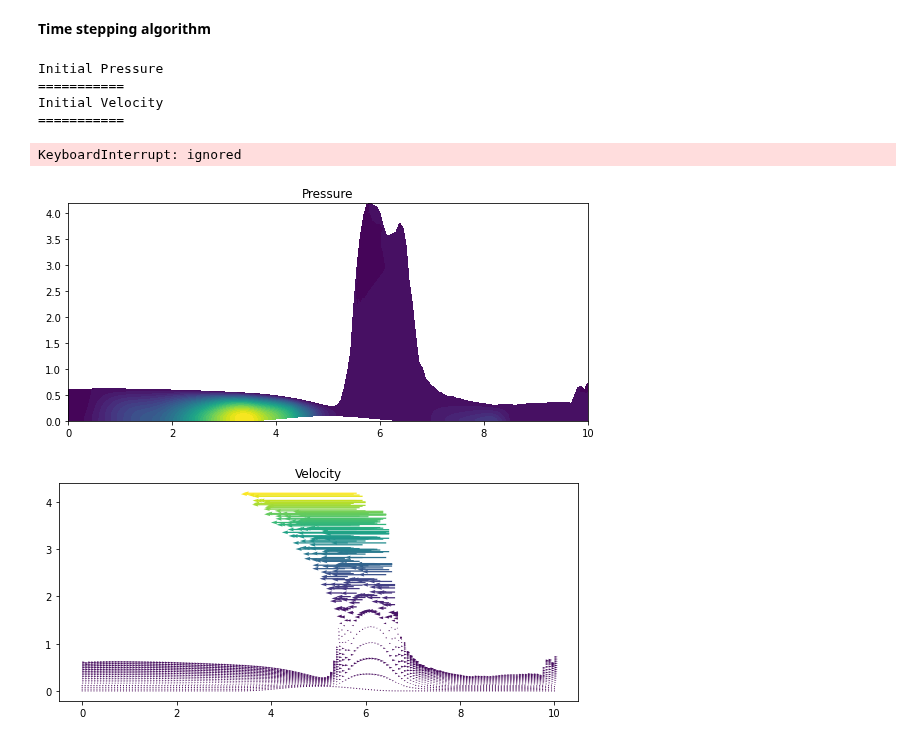
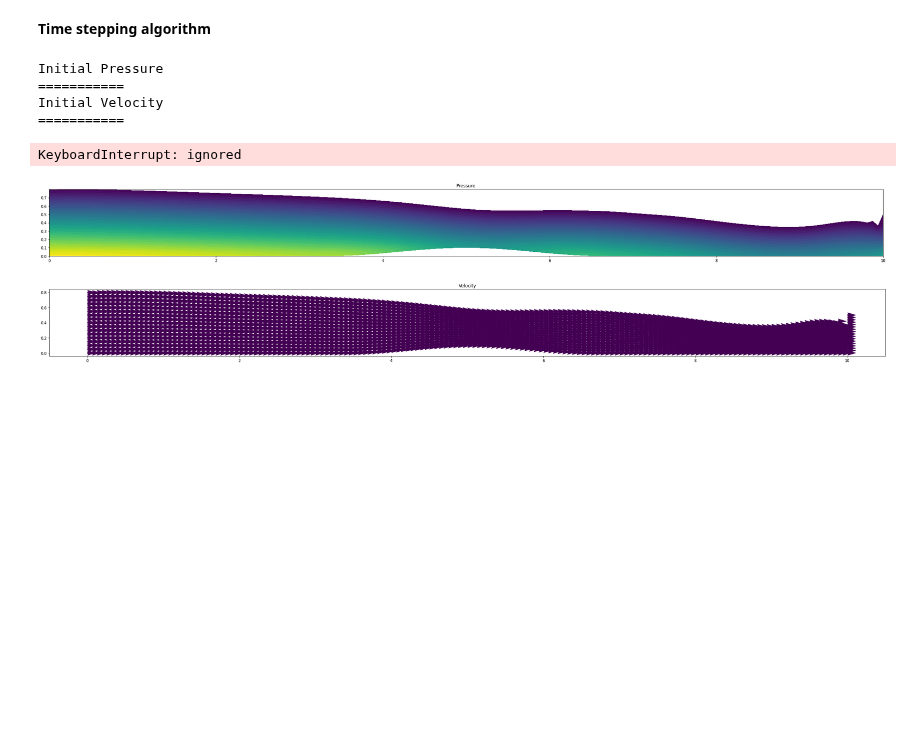
Before and after one commit to notanumber-sys/dd2365-project, a Jupyter notebook: project.ipynb, the cells around one changed output. Saved outputs shown, nothing was run; the diff lists cells and outputs as text; code cells hidden in the pictures; blank space fills up the shorter version.

```diff
--- a/project.ipynb
+++ b/project.ipynb
@@ -217,11 +217,19 @@ U = 1.2
 Vdot = U*H
 
 #uin = Expression("U*x[1]*(2*H-x[1])/(H*H)", U=U, H=H, degree=2)
-class InVelocityExpression(UserExpression):
+class InVelocityExpressionGrad(UserExpression):
     def eval(self, value, x):
         K = 3*Vdot/(2*self.h)
         y = x[1]
         value[0] = K*y*(2*self.h - y)/(self.h*self.h)
+
+    def value_shape(self):
+        return ()
+
+class InVelocityExpression(UserExpression):
+    def eval(self, value, x):
+        K = Vdot/self.h
+        value[0] = K
 
     def value_shape(self):
         return ()
@@ -233,26 +241,36 @@ uin.h = H
 class OutPressureExpression(UserExpression):
     def eval(self, value, x):
         #print("pout(" + str(x) + ") = " + str((self.xmax - x[1])*self.rho*self.g))
-        value[0] = (self.xmax - x[1])*self.g
+        value[0] = (self.h - x[1])*self.g
 
     def value_shape(self):
         return ()
-pout = OutPressureExpression()
-pout.xmax = H
+
+class OutVelocityExpression(UserExpression):
+    def eval(self, value, x):
+        K = Vdot/self.h
+        value[0] = K
+
+    def value_shape(self):
+        return ()
+#pout = OutPressureExpression()
+#pout.h = H
+uout = OutVelocityExpression()
+uout.h = H
 
 bcu_left0 = DirichletBC(V.sub(0), uin, dbc_left)
 #bcu_left1 = DirichletBC(V.sub(1), 0.0, dbc_left)
-#bcu_right0 = DirichletBC(V.sub(0), 0.0, dbc_right)
+bcu_right0 = DirichletBC(V.sub(0), uout, dbc_right)
 #bcu_right1 = DirichletBC(V.sub(1), 0.0, dbc_right)
 bcu_low0 = DirichletBC(V.sub(0), 0.0, dbc_lower)
 bcu_low1 = DirichletBC(V.sub(1), 0.0, dbc_lower)
 
 bcp0 = DirichletBC(Q, 0.0, dbc_upper)
-bcp_right = DirichletBC(Q, pout, dbc_right)
+#bcp_right = DirichletBC(Q, pout, dbc_right)
 
 #bcu = [bcu_left0, bcu_left1, bcu_right0, bcu_right1, bcu_low0, bcu_low1]
-bcu = [bcu_left0, bcu_low0, bcu_low1]
-bcp = [bcp0, bcp_right]
+bcu = [bcu_left0, bcu_right0, bcu_low0, bcu_low1]
+bcp = [bcp0]
 
 # save mesh functions for inspection
 #file = File("mesh/subdomains.pvd")
@@ -343,7 +361,7 @@ num_nnlin_iter = 5
 prec = "amg" if has_krylov_solver_preconditioner("amg") else "default"
 
 # Time step length
-dt = 0.5*mesh.hmin() *0.25 # TODO REMOVE DEBUG
+dt = 0.5*mesh.hmin() *0.25*0.5 # TODO REMOVE DEBUG
 # %% [markdown]
 **Define variational problem**
 # %%
@@ -412,7 +430,7 @@ print("===========")
 
 
 # Time stepping
-T = 7
+T = 10
 t = dt
 
 while t < T + DOLFIN_EPS:
@@ -530,36 +548,37 @@ while t < T + DOLFIN_EPS:
 
         for w_temp in W:
           print(str(w_temp[1]) + " ", end="")
         print()
 
         plot_time += T/plot_freq
 
         plt.show()
 
     # reshape mesh
     w_new = ALE.move(mesh, boundary)
     w.set_md(w_new)
-    pout.x_max = right_max
+    #pout.h = right_max
+    uout.h = right_max
     uin.h = left_max
     # this supposedly helps to avoid crashing at solve
     mesh.bounding_box_tree().build(mesh)
 
     # show reshaped mesh
     print("New Mesh:")
     plt.figure(figsize=(40, 4))
     plot(mesh, title="Mesh")
 
     # Update time step
     u0.assign(u1)
     t += dt
 # %% [output]
 Initial Pressure
 ===========
 Initial Velocity
 ===========
 KeyboardInterrupt: ignored
-[figure, old version]
+[figure, new version]
-[figure, old version]
+[figure, new version]
 # %%
 
 !tar -czvf results-NS.tar.gz results-NS
```
Also changed, not shown: parts of 2 cells of this notebook.
